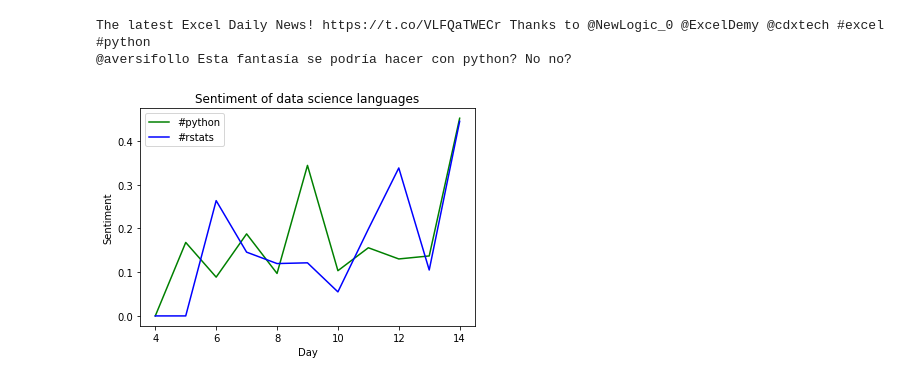
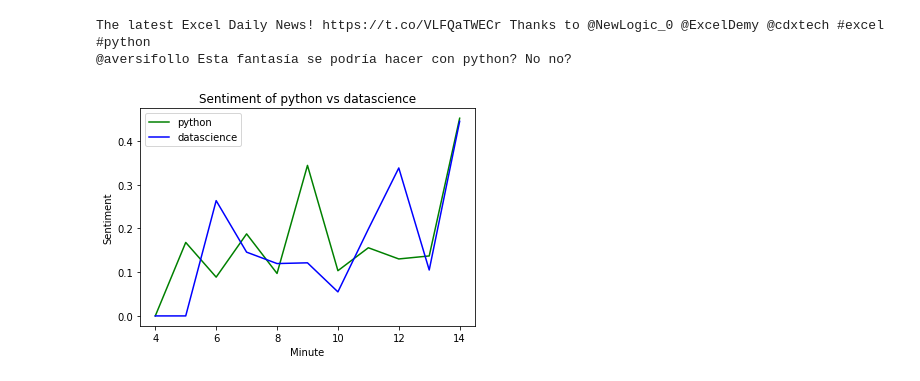
Before and after one commit to kaymal/twitter-analysis, a Jupyter notebook: Analyzing Twitter Data with Python.ipynb, the cells around one changed output. Drawn from its saved outputs; the diff is of its cells as text; code cells hidden in the pictures.

```diff
--- a/Analyzing Twitter Data with Python.ipynb
+++ b/Analyzing Twitter Data with Python.ipynb
@@ -454,17 +549,17 @@ We have previously searched for keywords 'python' and 'datascience'. Sum of the
 |6|retweeted_status > extended_tweet > full_text|
 # %%
 def check_keywords(keyword, data):
-    """Checks if a keyword is in a Twitter dataset's text.
+    """Checks if a keyword is in a Twitter text.
     Checks text and extended tweet (140+ character tweets) for tweets,
-    retweets and quoted tweets.
-    Returns a logical pandas Series.
+    retweets and quoted tweets. Returns a logical pandas Series.
     """
     check_col = data['text'].str.contains(keyword, case = False)
     check_col |= data['extended_tweet-full_text'].str.contains(keyword, case = False)
-#     contains_column |= data['quoted_status-text'].str.contains(keyword, case = False)
-#     contains_column |= data['quoted_status-extended_tweet-full_text'].str.contains(keyword, case = False)
+#    check_col |= data['quoted_status-text'].str.contains(keyword, case = False)
+#    check_col |= data['quoted_status-extended_tweet-full_text'].str.contains(keyword, case = False)
     check_col |= data['retweeted_status-text'].str.contains(keyword, case=False)
     check_col |= data['retweeted_status-extended_tweet-full_text'].str.contains(keyword, case=False)
+
     return check_col
 # %%
 # Find mentions of python in all text fields
@@ -578,10 +679,9 @@ We can assess positivity and negativity of text using _Sentiment Analysis_. This
 # Load SentimentIntensityAnalyzer
 from nltk.sentiment.vader import SentimentIntensityAnalyzer
 #from vaderSentiment.vaderSentiment import SentimentIntensityAnalyzer
-# nltk.download()
 
 # Instantiate new SentimentIntensityAnalyzer
-sid = SentimentIntensityAnalyzer()
+analyzer = SentimentIntensityAnalyzer()
 
 # Generate sentiment scores
-sentiment_scores = tweets10_df['text'].apply(sid.polarity_scores)
+sentiment_scores = tweets10_df['text'].apply(analyzer.polarity_scores)
@@ -629,17 +750,17 @@ The latest Excel Daily News! https://t.co/VLFQaTWECr Thanks to @NewLogic_0 @Exce
 # %%
 # Import matplotlib
 import matplotlib.pyplot as plt
 
-# Plot average #python sentiment per day
-plt.plot(sentiment_py.index.minute, sentiment_py, color = 'green')
+# Plot average python sentiment per day
+plt.plot(sentiment_py.index.minute.values, sentiment_py, color = 'green')
 
-# Plot average #rstats sentiment per day
-plt.plot(sentiment_ds.index.minute, sentiment_ds, color = 'blue')
+# Plot average datascience sentiment per day
+plt.plot(sentiment_ds.index.minute.values, sentiment_ds, color = 'blue')
 
-plt.xlabel('Day')
+plt.xlabel('Minute')
 plt.ylabel('Sentiment')
-plt.title('Sentiment of data science languages')
-plt.legend(('#python', '#rstats'))
+plt.title('Sentiment of python vs datascience')
+plt.legend(('python', 'datascience'))
 plt.show()
 # %% [output]
-[figure, old version]
+[figure, new version]
```
Also changed, not shown: parts of 78 cells of this notebook.
